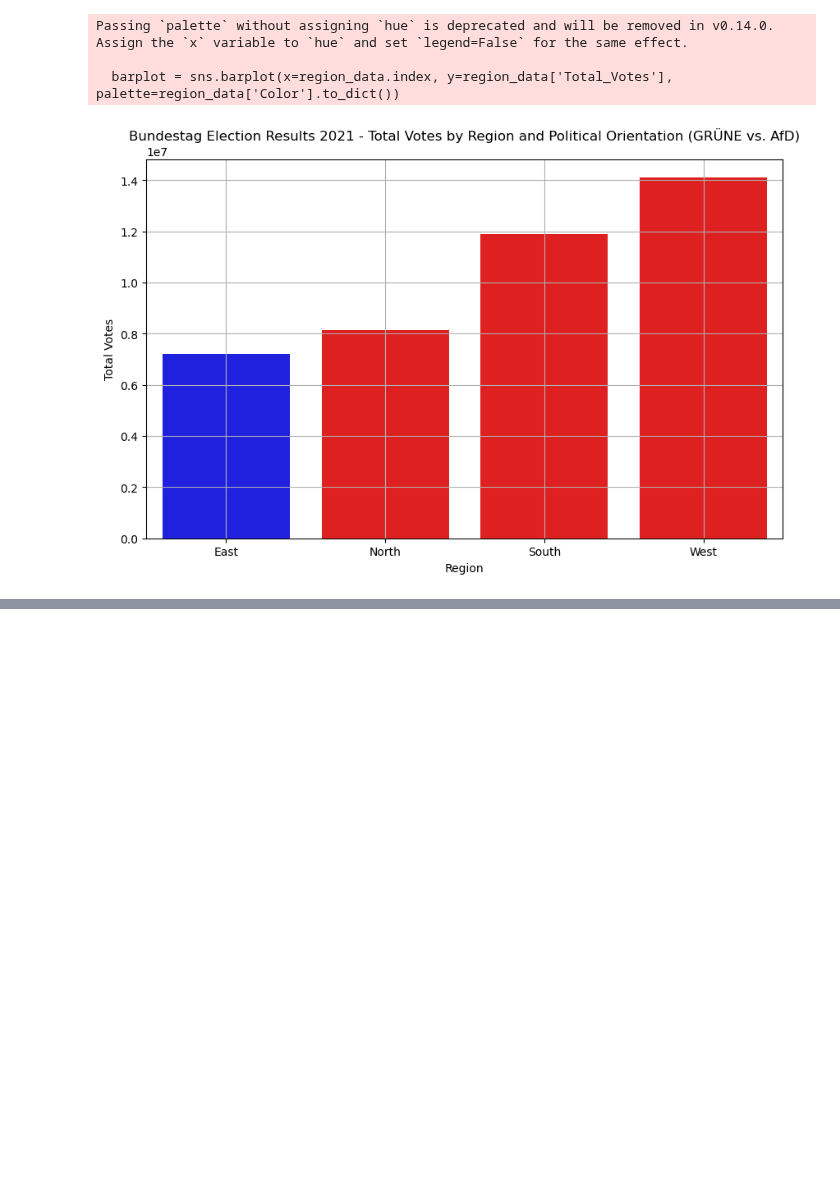
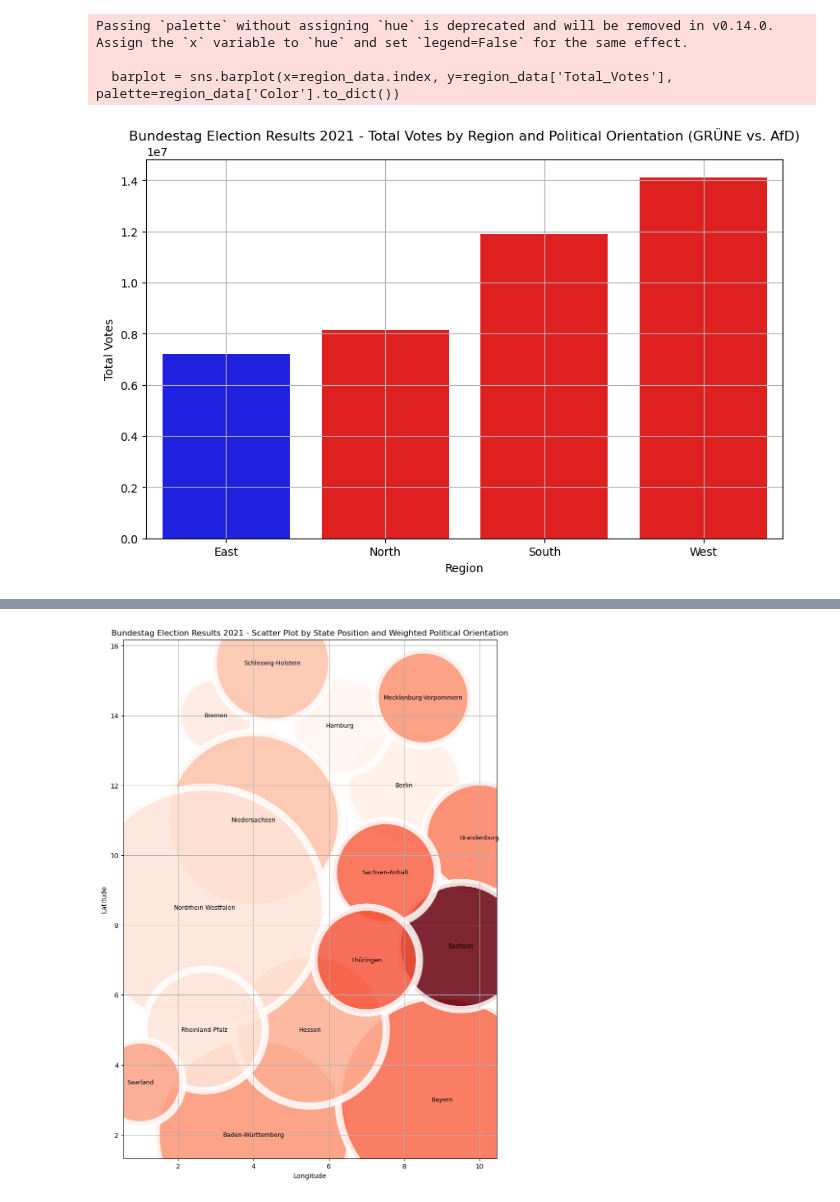
Before and after one commit to Yun1us/University, a Jupyter notebook: 2.Semester/Data_Science_II/Praktikum/bubbleplot.ipynb, the cells around one changed output, grey strips where cells are left out. Saved outputs shown, nothing was run; the diff lists cells and outputs as text; code cells hidden in the pictures; blank space fills up the shorter version.

```diff
--- a/2.Semester/Data_Science_II/Praktikum/bubbleplot.ipynb
+++ b/2.Semester/Data_Science_II/Praktikum/bubbleplot.ipynb
@@ -448,0 +718,86 @@ Passing `palette` without assigning `hue` is deprecated and will be removed in v
+# %%
+import pandas as pd
+import matplotlib.pyplot as plt
+import seaborn as sns
+import numpy as np
+
+# Load the dataset
+data = pd.read_csv("./hdata1.csv")
+
+# Clean column names
+data.columns = data.columns.str.strip()
+
+# Ensure columns are treated as strings and remove periods from numeric columns
+for col in ['CDU/CSU', 'SPD', 'GRÜNE', 'FDP', 'AfD', 'DIELINKE']:
+    data[col] = data[col].astype(str).str.replace('.', '', regex=False).astype(float)
+
+# Define weights for each party
+party_weights = {
+    'DIELINKE': 1.5,
+    'GRÜNE': 3.5,
+    'SPD': 3.8,
+    'FDP': 4.9,
+    'CDU': 5.1,
+    'CSU': 5.5,
+    'AfD': 8.2
+}
+
+# Calculate the weighted score for each state
+weights = np.array([party_weights['DIELINKE'], party_weights['GRÜNE'], party_weights['SPD'],
+                    party_weights['FDP'], (party_weights['CDU'] + party_weights['CSU']) / 2,
+                    party_weights['AfD']])
+scores = np.array([data['DIELINKE'], data['GRÜNE'], data['SPD'], data['FDP'], data['CDU/CSU'], data['AfD']])
+
+data['Weighted_Score'] = np.dot(weights, scores) / scores.sum(axis=0)
+
+# Normalize the weighted score to a 0-10 scale
+data['Normalized_Score'] = (data['Weighted_Score'] - data['Weighted_Score'].min()) / (data['Weighted_Score'].max() - data['Weighted_Score'].min()) * 10
+
+# Define a colormap from light red to dark red
+cmap = sns.light_palette("red", as_cmap=True)
+
+# Create a color column based on the normalized score
+norm = plt.Normalize(data['Normalized_Score'].min(), data['Normalized_Score'].max())
+data['Color'] = data['Normalized_Score'].map(lambda x: cmap(norm(x)))
+
+# Define approximate coordinates for each state based on the Germany map
+coordinates = {
+    'Schleswig-Holstein': (4.5, 15.5),
+    'Hamburg': (6.3, 13.7),
+    'Bremen': (3, 14),
+    'Niedersachsen': (4, 11),
+    'Mecklenburg-Vorpommern': (8.5, 14.5),
+    'Nordrhein-Westfalen': (2.7, 8.5),
+    'Rheinland-Pfalz': (2.7, 5),
+    'Saarland': (1,3.5),
+    'Hessen': (5.5, 5),
+    'Berlin': (8, 12),
+    'Brandenburg': (10, 10.5),
+    'Sachsen': (9.5, 7.4),
+    'Sachsen-Anhalt': (7.5, 9.5),
+    'Thüringen': (7, 7),
+    'Bayern': (9, 3),
+    'Baden-Württemberg': (4, 2)
+}
+
+# Add coordinates to the data
+data['Coordinates'] = data['Bundesland'].map(coordinates)
+data[['X', 'Y']] = pd.DataFrame(data['Coordinates'].tolist(), index=data.index)
+
+# Plotting
+plt.figure(figsize=(10, 14))
+sns.scatterplot(x=data['X'], y=data['Y'], hue=data['Normalized_Score'], palette='Reds', size=scores.sum(axis=0), sizes=(13000,130000), legend=False, alpha=0.85)
+
+# Add state names as annotations
+for i, row in enumerate(data['Bundesland']):
+    plt.text(data['X'][i], data['Y'][i], row, horizontalalignment='center', verticalalignment='center', fontsize=9)
+
+plt.ylabel('Latitude')
+plt.xlabel('Longitude')
+plt.title('Bundestag Election Results 2021 - Scatter Plot by State Position and Weighted Political Orientation')
+plt.grid(True)
+
+# Show plot
+plt.show()
+# %% [output]
+[figure, added]
```
Also changed, not shown: parts of 16 cells of this notebook, 23 other files.
